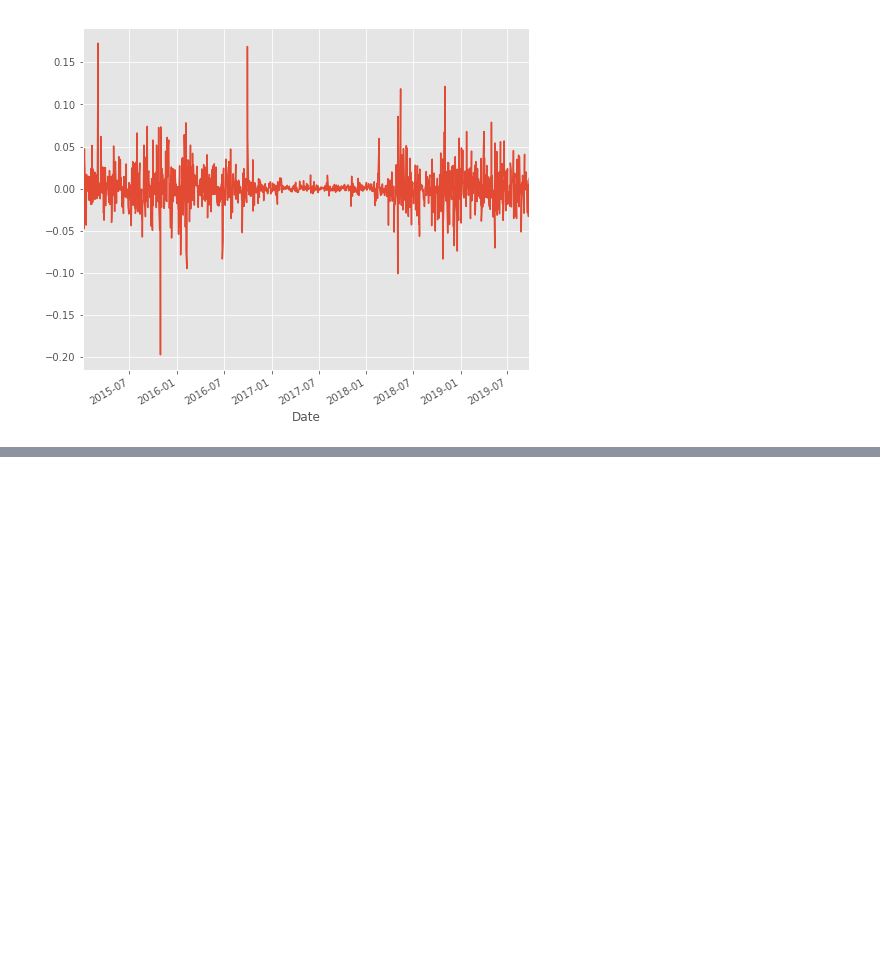
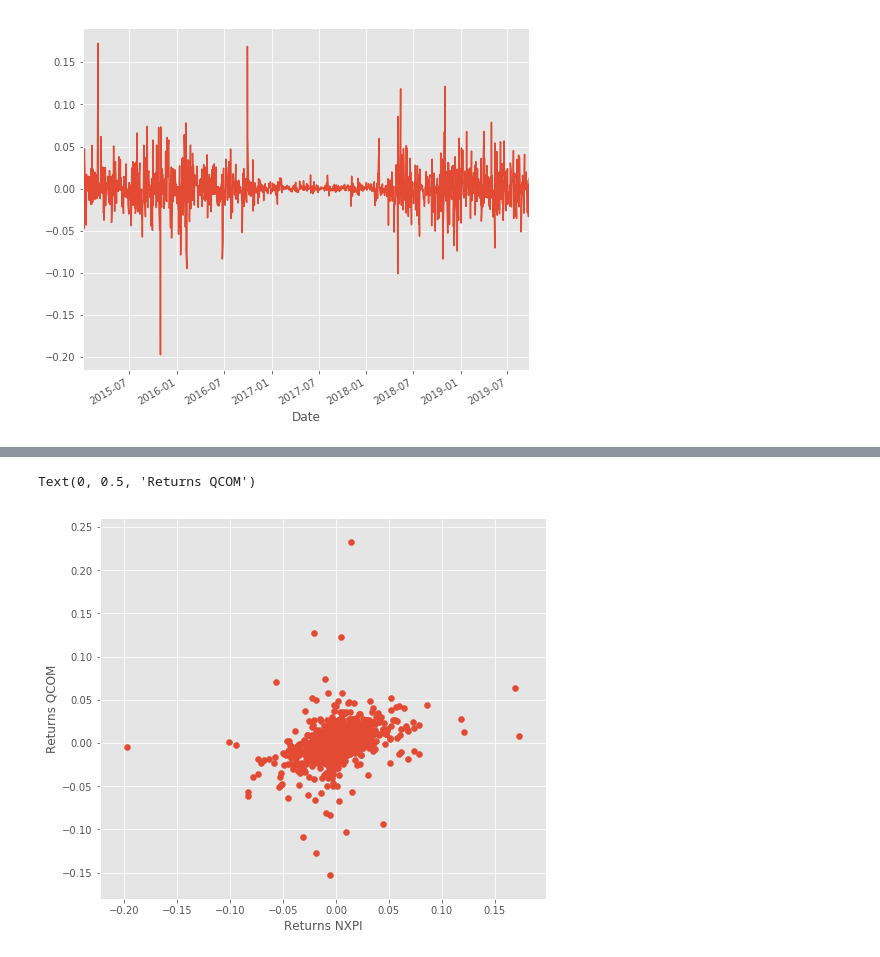
Before and after one commit to Unicorndy/Stock_analysis_Pandas_Scikit_Learn, a Jupyter notebook: Stock_analysis_with_pandas_scikit_learn.ipynb, the cells around one changed output, grey strips where cells are left out. Saved outputs shown, nothing was run; the diff lists cells and outputs as text; code cells hidden in the pictures; blank space fills up the shorter version.

```diff
--- a/Stock_analysis_with_pandas_scikit_learn.ipynb
+++ b/Stock_analysis_with_pandas_scikit_learn.ipynb
@@ -62,4 +66,5 @@ rets.plot(label='return')
 <matplotlib.axes._subplots.AxesSubplot at 0x...>
 [figure]
 # %%
-dfcomp = web.DataReader(['NXPI',AAPL', 'GE', 'GOOG', 'IBM', 'MSFT'],'yahoo',start=start,end=end)['Adj Close']
+dfcomp = web.DataReader(['NXPI', 'QCOM','AAPL', 'GOOG', 'MSFT'],'yahoo',start=start,end=end)['Adj Close']
+dfcomp.tail(10)
@@ -65,0 +84,5 @@ dfcomp = web.DataReader(['NXPI',AAPL', 'GE', 'GOOG', 'IBM', 'MSFT'],'yahoo',star
+# %%
+#Correlation Analysis — Does one competitor affect others?
+retscomp = dfcomp.pct_change()
+corr = retscomp.corr()
+print(corr)
@@ -65,0 +97,7 @@ dfcomp = web.DataReader(['NXPI',AAPL', 'GE', 'GOOG', 'IBM', 'MSFT'],'yahoo',star
+# %%
+plt.scatter( retscomp.NXPI, retscomp.QCOM)
+plt.xlabel('Returns NXPI')
+plt.ylabel('Returns QCOM')
+# %% [output]
+Text(0, 0.5, 'Returns QCOM')
+[figure, added]
```
Also changed, not shown: parts of 18 cells of this notebook.
